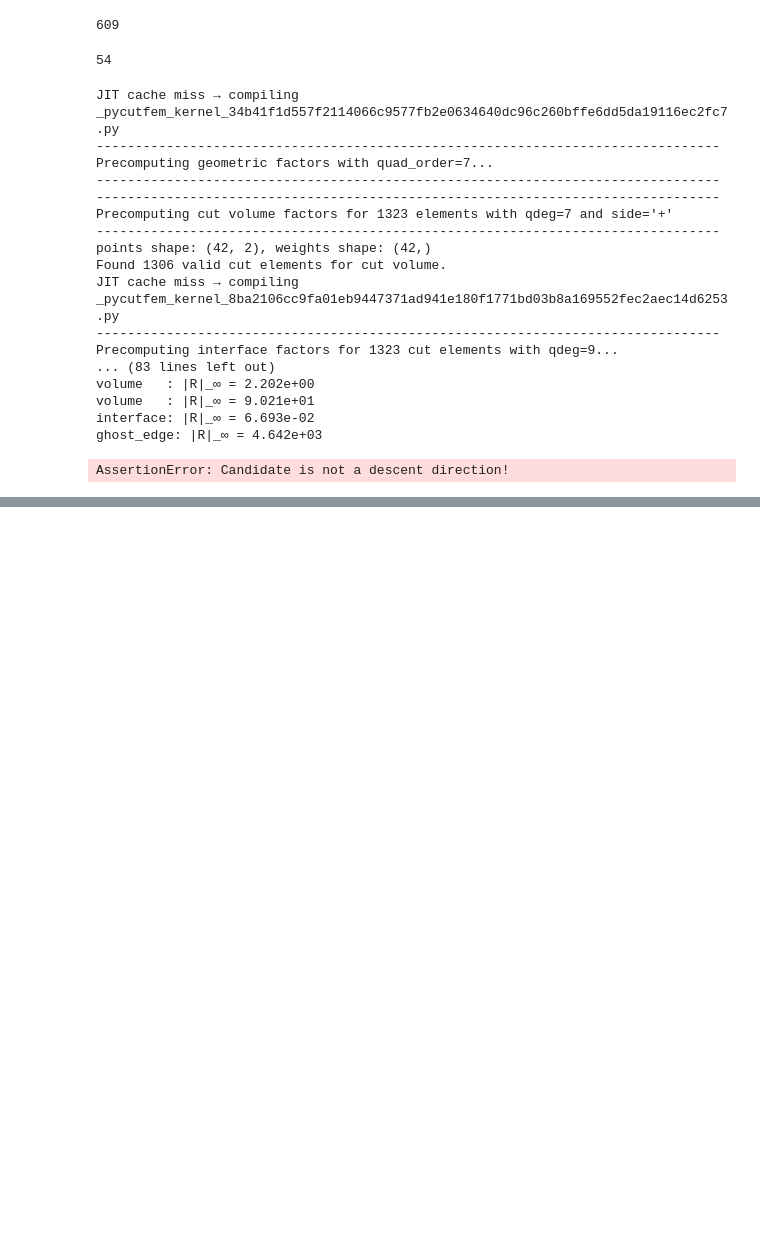
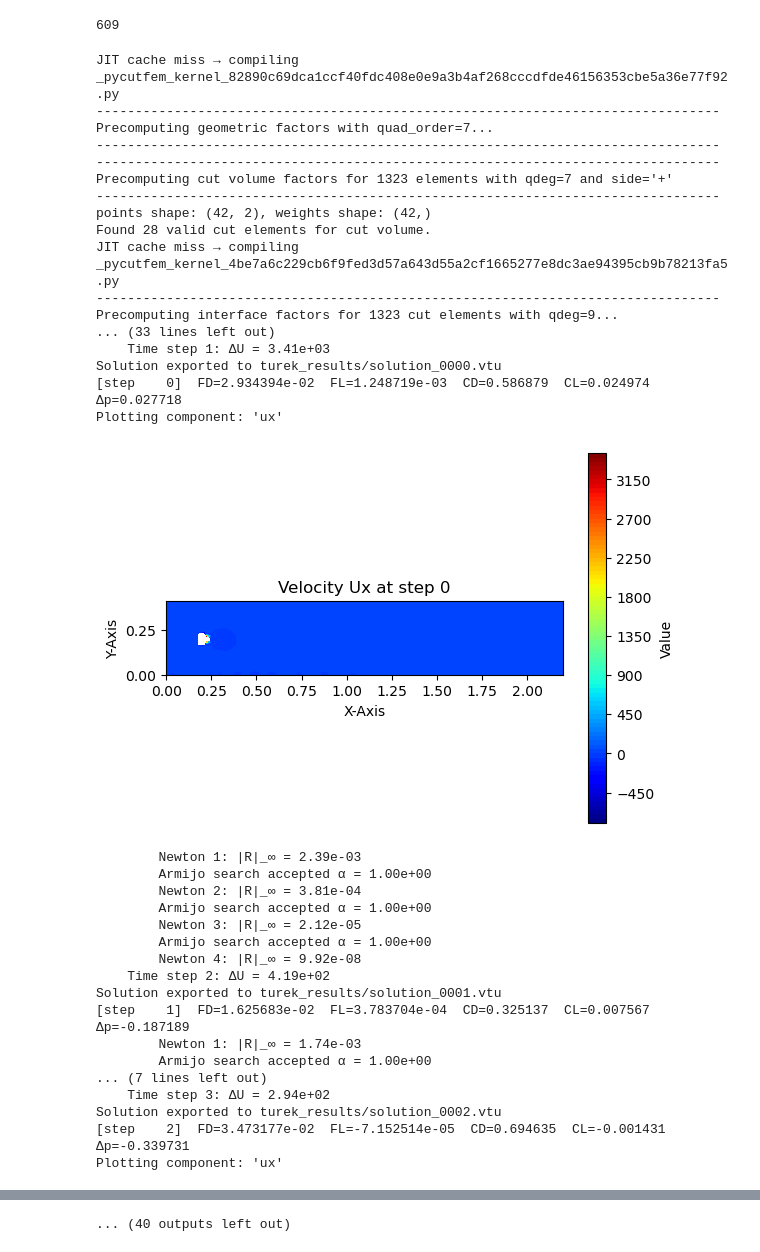
Before and after one commit to Jamal-dev/pycutfem, a Jupyter notebook: examples/turek_benchmark.ipynb, the cells around one changed output, grey strips where cells are left out. Drawn from its saved outputs; the diff is of its cells as text; code cells hidden in the pictures; blank space fills up the shorter version.

```diff
--- a/examples/turek_benchmark.ipynb
+++ b/examples/turek_benchmark.ipynb
@@ -371,10 +375,6 @@ residual_form  = r_vol + R_int + stab
 # from pycutfem.ufl.forms import assemble_form
 # K,F=assemble_form(jacobian_form==-residual_form, dof_handler=dof_handler, bcs=bcs_homog)
 # print(np.linalg.norm(F, ord=np.inf))
-# %%
-mesh.edge_bitset('ghost').cardinality()
-# %% [output]
-54
 # %%
 from pycutfem.io.vtk import export_vtk
 from pycutfem.ufl.compilers import FormCompiler
@@ -507,7 +507,7 @@ def save_solution(funcs):
                       title=f"Velocity Ux at step {step_counter}",
                       xlabel='X-Axis', ylabel='Y-Axis',
                       levels=100, cmap='jet',
-                      mask = physical_domain,)
+                      mask = fluid_domain,)
 
     # (Optional) append to global histories for later plotting
     histories.setdefault("cd", []).append(C_D)
@@ -523,54 +523,71 @@ from pycutfem.solvers.aainhb_solver import AAINHBSolver           # or get_solv
 
 # build residual_form, jacobian_form, dof_handler, mixed_element, bcs, bcs_homog …
 time_params = TimeStepperParameters(dt=dt.value,max_steps=50 ,stop_on_steady=True, steady_tol=1e-6, theta= theta.value)
 
-# solver = NewtonSolver(
-#     residual_form, jacobian_form,
-#     dof_handler=dof_handler,
-#     mixed_element=mixed_element,
-#     bcs=bcs, bcs_homog=bcs_homog,
-#     newton_params=NewtonParameters(newton_tol=1e-6, line_search=True),
-#     postproc_timeloop_cb=save_solution
-# )
+solver = NewtonSolver(
+    residual_form, jacobian_form,
+    dof_handler=dof_handler,
+    mixed_element=mixed_element,
+    bcs=bcs, bcs_homog=bcs_homog,
+    newton_params=NewtonParameters(newton_tol=1e-6, line_search=True),
+    postproc_timeloop_cb=save_solution
+)
 # primary unknowns
 functions      = [u_k, p_k]
 prev_functions = [u_n, p_n]
 # solver = AdamNewtonSolver(
 #     residual_form, jacobian_form,
 #     dof_handler=dof_handler,
 #     mixed_element=mixed_element,
 #     bcs=bcs, bcs_homog=bcs_homog,
 #     newton_params=NewtonParameters(newton_tol=1e-6)
 # )
-solver = AAINHBSolver(
-    residual_form, jacobian_form,
-    dof_handler=dof_handler,
-    mixed_element=mixed_element,
-    bcs=bcs, bcs_homog=bcs_homog,
-    newton_params=NewtonParameters(newton_tol=1e-6),
-)
+# solver = AAINHBSolver(
+#     residual_form, jacobian_form,
+#     dof_handler=dof_handler,
+#     mixed_element=mixed_element,
+#     bcs=bcs, bcs_homog=bcs_homog,
+#     newton_params=NewtonParameters(newton_tol=1e-6),
+# )
 
 
 
 solver.solve_time_interval(functions=functions,
                            prev_functions= prev_functions,
                            time_params=time_params,)
 # %% [output]
-JIT cache miss → compiling _pycutfem_kernel_34b41f1d557f2114066c9577fb2e0634640dc96c260bffe6dd5da19116ec2fc7.py
+JIT cache miss → compiling _pycutfem_kernel_82890c69dca1ccf40fdc408e0e9a3b4af268cccdfde46156353cbe5a36e77f92.py
 --------------------------------------------------------------------------------
 Precomputing geometric factors with quad_order=7...
 --------------------------------------------------------------------------------
 --------------------------------------------------------------------------------
 Precomputing cut volume factors for 1323 elements with qdeg=7 and side='+'
 --------------------------------------------------------------------------------
 points shape: (42, 2), weights shape: (42,)
-Found 1306 valid cut elements for cut volume.
-JIT cache miss → compiling _pycutfem_kernel_8ba2106cc9fa01eb9447371ad941e180f1771bd03b8a169552fec2aec14d6253.py
+Found 28 valid cut elements for cut volume.
+JIT cache miss → compiling _pycutfem_kernel_4be7a6c229cb6f9fed3d57a643d55a2cf1665277e8dc3ae94395cb9b78213fa5.py
 --------------------------------------------------------------------------------
 Precomputing interface factors for 1323 cut elements with qdeg=9...
-... (83 lines left out)
-volume   : |R|_∞ = 2.202e+00
-volume   : |R|_∞ = 9.021e+01
-interface: |R|_∞ = 6.693e-02
-ghost_edge: |R|_∞ = 4.642e+03
+... (33 lines left out)
+    Time step 1: ΔU = 3.41e+03
+Solution exported to turek_results/solution_0000.vtu
+[step    0]  FD=2.934394e-02  FL=1.248719e-03  CD=0.586879  CL=0.024974  Δp=0.027718
+Plotting component: 'ux'
+[figure, added]
-AssertionError: Candidate is not a descent direction!
+        Newton 1: |R|_∞ = 2.39e-03
+        Armijo search accepted α = 1.00e+00
+        Newton 2: |R|_∞ = 3.81e-04
+        Armijo search accepted α = 1.00e+00
+        Newton 3: |R|_∞ = 2.12e-05
+        Armijo search accepted α = 1.00e+00
+        Newton 4: |R|_∞ = 9.92e-08
+    Time step 2: ΔU = 4.19e+02
+Solution exported to turek_results/solution_0001.vtu
+[step    1]  FD=1.625683e-02  FL=3.783704e-04  CD=0.325137  CL=0.007567  Δp=-0.187189
+        Newton 1: |R|_∞ = 1.74e-03
+        Armijo search accepted α = 1.00e+00
+... (7 lines left out)
+    Time step 3: ΔU = 2.94e+02
+Solution exported to turek_results/solution_0002.vtu
+[step    2]  FD=3.473177e-02  FL=-7.152514e-05  CD=0.694635  CL=-0.001431  Δp=-0.339731
+Plotting component: 'ux'
@@ -576,0 +669 @@ AssertionError: Candidate is not a descent direction!
+... (40 outputs left out)
```
Also changed, not shown: parts of 7 cells of this notebook, 56 other files.
